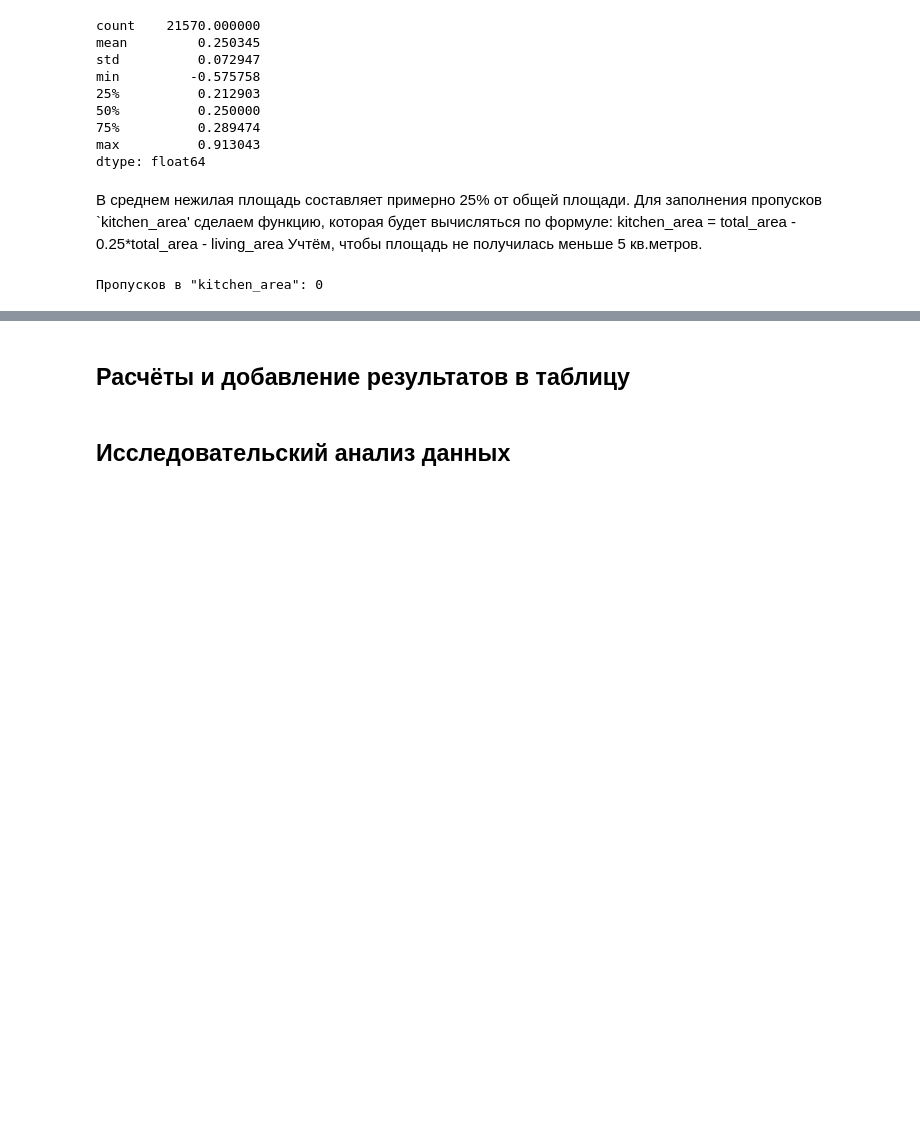
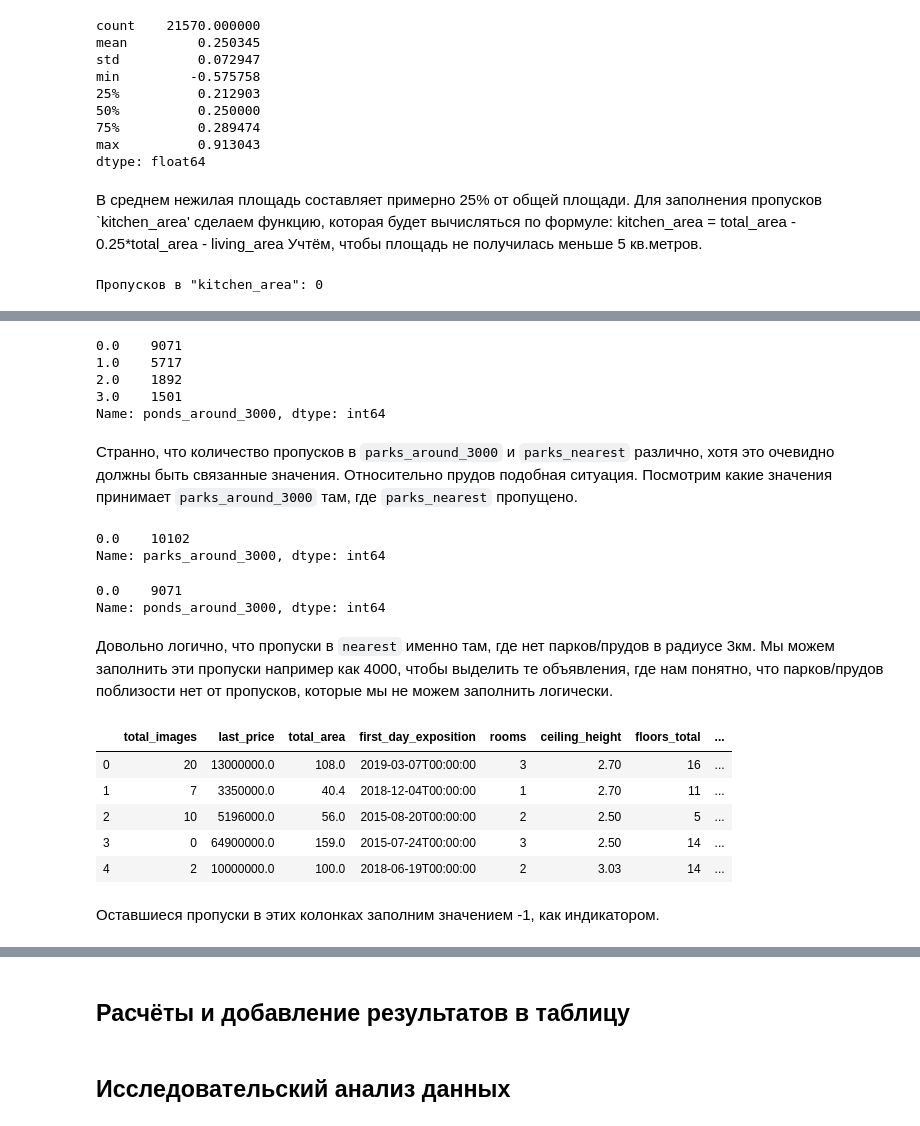
Before and after one commit to mazor86/praktikum_data_science, a Jupyter notebook: sprint_04/mazor86_sprint_04.ipynb, the cells around one changed output, grey strips where cells are left out. Saved outputs shown, nothing was run; the diff lists cells and outputs as text; code cells hidden in the pictures; blank space fills up the shorter version.

```diff
--- a/sprint_04/mazor86_sprint_04.ipynb
+++ b/sprint_04/mazor86_sprint_04.ipynb
@@ -559,0 +549,6 @@ print('Пропусков в "kitchen_area":', data['kitchen_area'].isna().sum()
+# %%
+nearest_means = data.pivot_table(
+    index='locality_name',
+    values=['airports_nearest', 'city_centers_nearest']
+)
+nearest_means.head()
@@ -559,0 +563,20 @@ print('Пропусков в "kitchen_area":', data['kitchen_area'].isna().sum()
+# %%
+def get_nearest_distance(locality, destination):
+    if locality == 'Санкт-Петербург':
+        return np.nan
+    else:
+        try:
+            distance = nearest_means.loc[locality, destination]
+        except KeyError:
+            distance =np.nan
+        return distance
+
+data['airports_nearest'] = data['airports_nearest'].fillna(
+    data['locality_name']
+        .apply(get_nearest_distance, args=('airports_nearest',))
+)
+
+data['city_centers_nearest'] = data['city_centers_nearest'].fillna(
+    data['locality_name']
+        .apply(get_nearest_distance, args=('city_centers_nearest',))
+)
@@ -559,0 +591,4 @@ print('Пропусков в "kitchen_area":', data['kitchen_area'].isna().sum()
+# %%
+data[['airports_nearest', 'city_centers_nearest']] = data[
+    ['airports_nearest', 'city_centers_nearest']
+].fillna(-1)
@@ -559,0 +620,47 @@ print('Пропусков в "kitchen_area":', data['kitchen_area'].isna().sum()
+# %%
+data['ponds_around_3000'].value_counts()
+# %% [output]
+0.0    9071
+1.0    5717
+2.0    1892
+3.0    1501
+Name: ponds_around_3000, dtype: int64
+# %% [markdown]
+Странно, что количество пропусков в `parks_around_3000` и `parks_nearest` различно, хотя это очевидно должны быть связанные значения. Относительно прудов подобная ситуация.
+Посмотрим какие значения принимает `parks_around_3000` там, где `parks_nearest` пропущено.
+# %%
+data.loc[
+    (data['parks_around_3000'].notna()) & data['parks_nearest'].isna()
+]['parks_around_3000'].value_counts()
+# %% [output]
+0.0    10102
+Name: parks_around_3000, dtype: int64
+# %%
+data.loc[
+    (data['ponds_around_3000'].notna()) & data['ponds_nearest'].isna()
+]['ponds_around_3000'].value_counts()
+# %% [output]
+0.0    9071
+Name: ponds_around_3000, dtype: int64
+# %% [markdown]
+Довольно логично, что пропуски в `nearest` именно там, где нет парков/прудов в радиусе 3км.
+Мы можем заполнить эти пропуски например как 4000, чтобы выделить те объявления, где нам понятно, что парков/прудов поблизости нет от пропусков, которые мы не можем заполнить логически.
+# %%
+data.loc[
+    (data['parks_around_3000'].notna()) & data['parks_nearest'].isna(),
+    'parks_nearest'
+] = 4000
+data.loc[
+    (data['ponds_around_3000'].notna()) & data['ponds_nearest'].isna(),
+    'ponds_nearest'
+] = 4000
+data.head()
+# %% [output]
+|  | total_images | last_price | total_area | first_day_exposition | rooms | ceiling_height | floors_total | ... |
+| 0 | 20 | 13000000.0 | 108.0 | 2019-03-07T00:00:00 | 3 | 2.70 | 16 | ... |
+| 1 | 7 | 3350000.0 | 40.4 | 2018-12-04T00:00:00 | 1 | 2.70 | 11 | ... |
+| 2 | 10 | 5196000.0 | 56.0 | 2015-08-20T00:00:00 | 2 | 2.50 | 5 | ... |
+| 3 | 0 | 64900000.0 | 159.0 | 2015-07-24T00:00:00 | 3 | 2.50 | 14 | ... |
+| 4 | 2 | 10000000.0 | 100.0 | 2018-06-19T00:00:00 | 2 | 3.03 | 14 | ... |
+# %% [markdown]
+Оставшиеся пропуски в этих колонках заполним значением -1, как индикатором.
```
Also changed, not shown: parts of 18 cells of this notebook.
